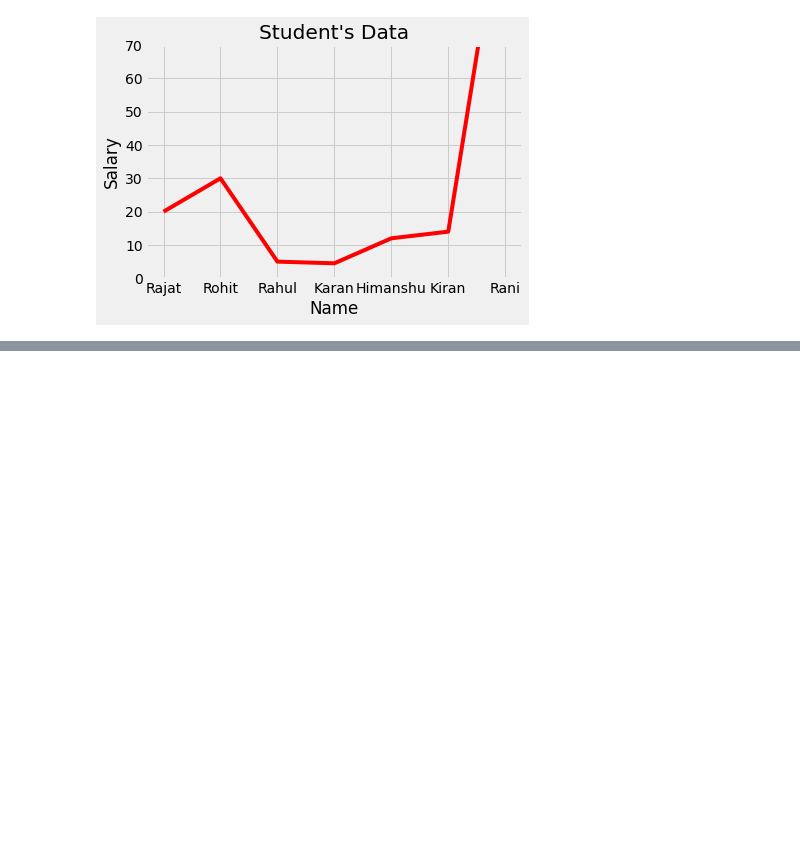
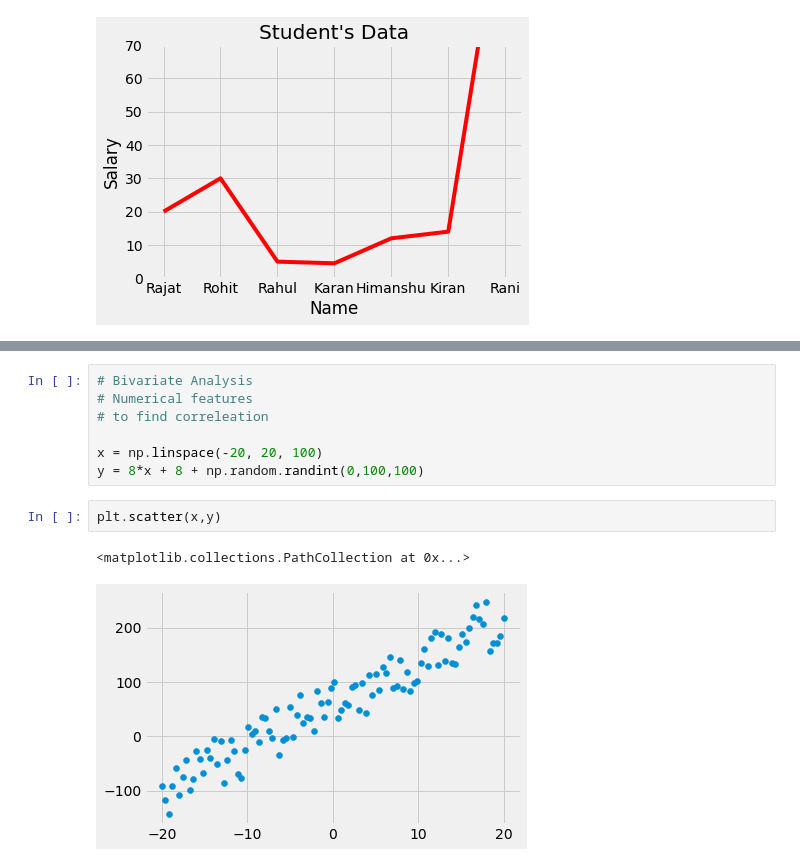
Before and after one commit to bhavnish97/DataScience-Concepts, a Jupyter notebook: Matplotlib_Fundamentals.ipynb, the cells around one changed output, grey strips where cells are left out. Drawn from its saved outputs; the diff is of its cells as text; blank space fills up the shorter version.

```diff
--- a/Matplotlib_Fundamentals.ipynb
+++ b/Matplotlib_Fundamentals.ipynb
@@ -76,0 +116,12 @@ plt.ylim(0,70)
+# %%
+# Bivariate Analysis
+# Numerical features
+# to find correleation
+
+x = np.linspace(-20, 20, 100)
+y = 8*x + 8 + np.random.randint(0,100,100)
+# %%
+plt.scatter(x,y)
+# %% [output]
+<matplotlib.collections.PathCollection at 0x...>
+[figure, added]
```
Also changed, not shown: parts of 12 cells of this notebook.
